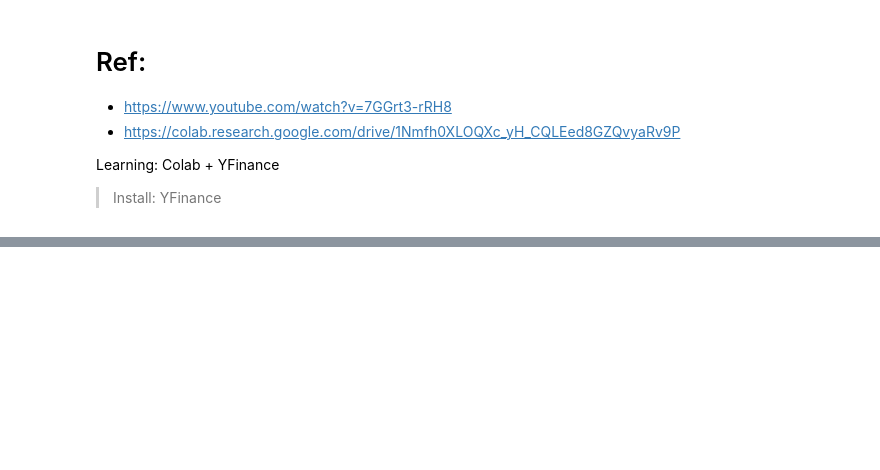
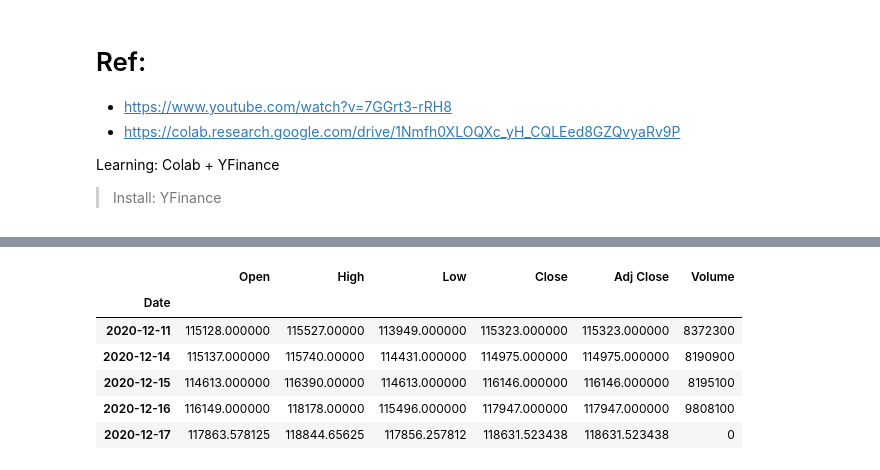
Before and after one commit to mv/yfinance-colab, a Jupyter notebook: yfinance_01.ipynb, the cells around one changed output, grey strips where cells are left out. Saved outputs shown, nothing was run; the diff lists cells and outputs as text; code cells hidden in the pictures; blank space fills up the shorter version.

```diff
--- a/yfinance_01.ipynb
+++ b/yfinance_01.ipynb
@@ -30,0 +41,10 @@ Requirement already satisfied, skipping upgrade: six>=1.5 in /usr/local/lib/pyth
+# %%
+ibov.tail() # more recent data
+# %% [output]
+|  | Open | High | Low | Close | Adj Close | Volume |
+| Date |  |  |  |  |  |  |
+| 2020-12-11 | 115128.000000 | 115527.00000 | 113949.000000 | 115323.000000 | 115323.000000 | 8372300 |
+| 2020-12-14 | 115137.000000 | 115740.00000 | 114431.000000 | 114975.000000 | 114975.000000 | 8190900 |
+| 2020-12-15 | 114613.000000 | 116390.00000 | 114613.000000 | 116146.000000 | 116146.000000 | 8195100 |
+| 2020-12-16 | 116149.000000 | 118178.00000 | 115496.000000 | 117947.000000 | 117947.000000 | 9808100 |
+| 2020-12-17 | 117863.578125 | 118844.65625 | 117856.257812 | 118631.523438 | 118631.523438 | 0 |
```
Also changed, not shown: parts of 9 cells of this notebook.
